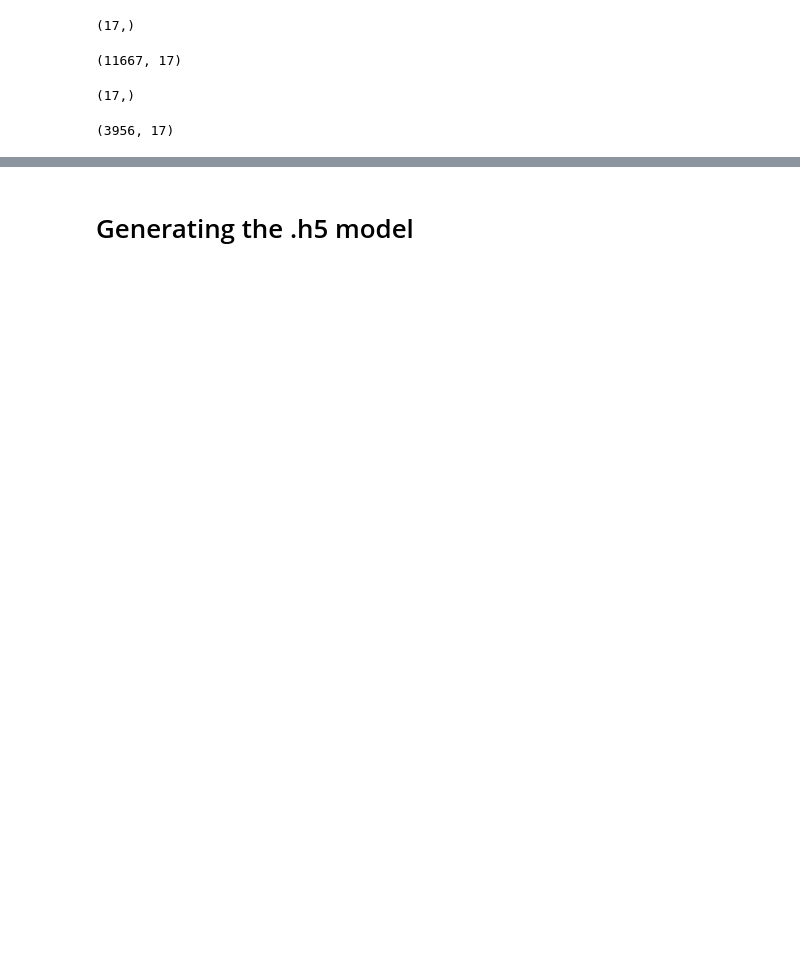
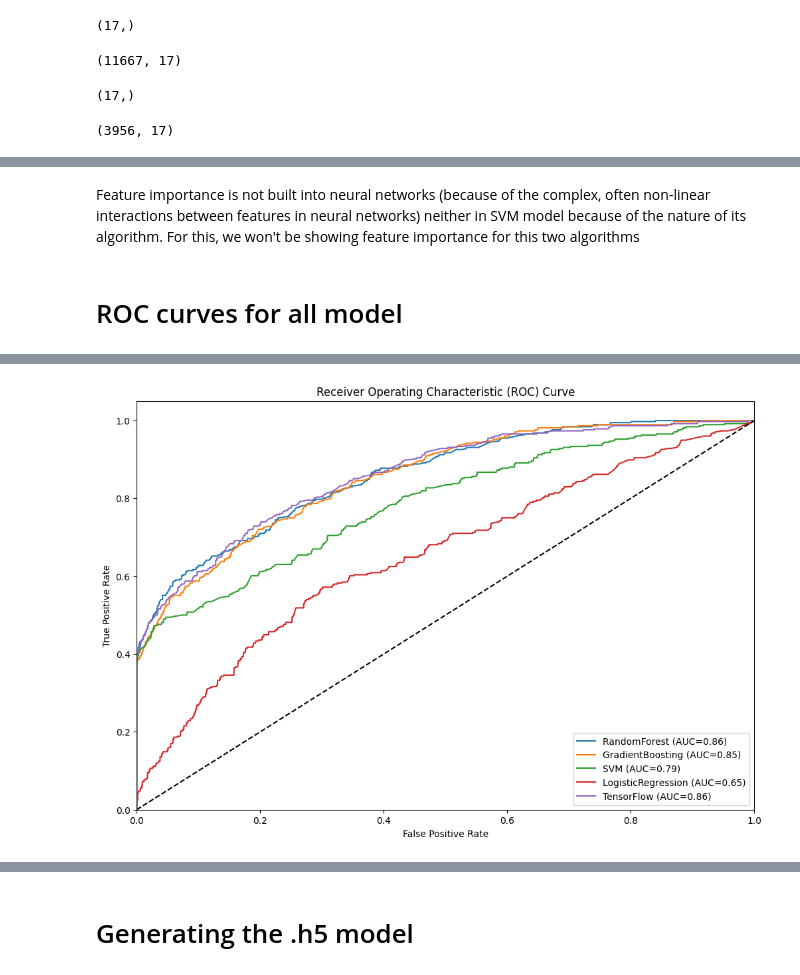
Before and after one commit to afscomercial/introduction-artificial-intelligence, a Jupyter notebook: NN_model/notebook.ipynb, the cells around one changed output, grey strips where cells are left out. Drawn from its saved outputs; the diff is of its cells as text; code cells hidden in the pictures; blank space fills up the shorter version.

```diff
--- a/NN_model/notebook.ipynb
+++ b/NN_model/notebook.ipynb
@@ -1127,0 +1519,8 @@ plt.show()
+# %% [markdown]
+Feature importance is not built into neural networks (because of the complex, often non-linear interactions between features in neural networks) neither in SVM model because of the nature of its algorithm. For this, we won't be showing feature importance for this two algorithms
+# %% [markdown]
+# ROC curves for all model
+# %%
+# Plot ROC curves for all models
+ml_models.plot_roc_curve()
+# %% [output]
@@ -1127,0 +1528 @@ plt.show()
+[figure, added]
```
Also changed, not shown: parts of 76 cells of this notebook, 11 other files.
